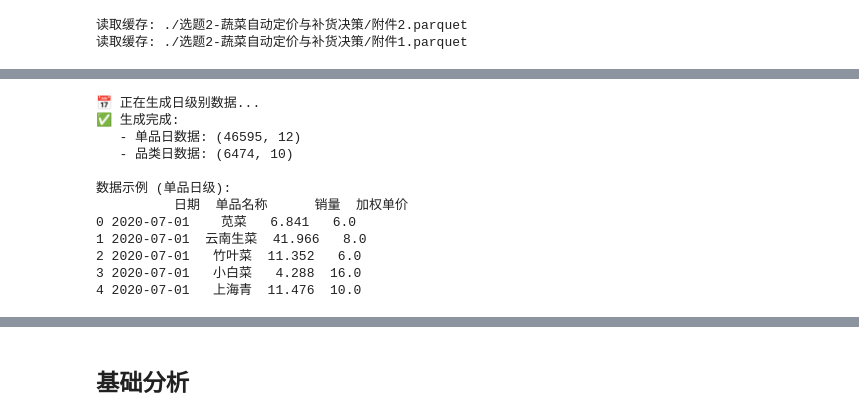
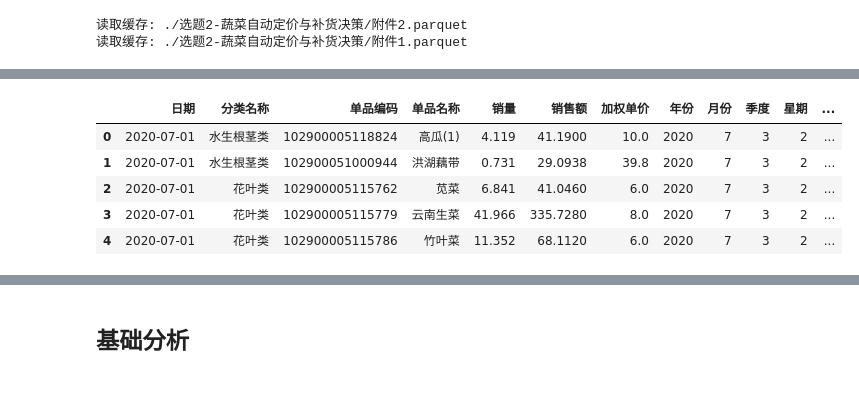
Before and after one commit to VasantLong/ml2025, a Jupyter notebook: hw/独立实践项目/code.ipynb, the cells around one changed output, grey strips where cells are left out. Saved outputs shown, nothing was run; the diff lists cells and outputs as text; code cells hidden in the pictures; blank space fills up the shorter version.

```diff
--- a/hw/独立实践项目/code.ipynb
+++ b/hw/独立实践项目/code.ipynb
@@ -234,63 +242,9 @@ Categories (2, object): ['否', '是']
-# %%
-def generate_daily_data(df_flow):
-    """
-    将流水数据聚合为日级数据（包含加权价格计算）
-    """
-    print("📅 正在生成日级别数据...")
-
-    # 1. 确保有销售额列
-    if '销售额' not in df_flow.columns:
-        df_flow['销售额'] = df_flow['销量'] * df_flow['单价']
-
-    # ================= A. 单品粒度 (SKU Level) - 用于 Q3 =================
-    # 按 [日期, 单品编码] 聚合
-    # 注意：保留分类名称和单品名称以便后续使用
-    df_daily_sku = df_flow.groupby(['日期', '单品编码', '分类名称', '单品名称']).agg({
-        '销量': 'sum',
-        '销售额': 'sum',
-    }).reset_index()
-
-    # 计算加权平均单价 (Weighted Average Price)
-    df_daily_sku['加权单价'] = df_daily_sku['销售额'] / df_daily_sku['销量']
-
-    # ================= B. 品类粒度 (Category Level) - 用于 Q1/Q2 =================
-    # 按 [日期, 分类名称] 聚合
-    df_daily_cat = df_flow.groupby(['日期', '分类名称']).agg({
-        '销量': 'sum',
-        '销售额': 'sum'
-    }).reset_index()
-
-    # 计算品类加权均价
-    df_daily_cat['加权单价'] = df_daily_cat['销售额'] / df_daily_cat['销量']
-
-    # 添加时间特征 (方便后续分析)
-    for df in [df_daily_sku, df_daily_cat]:
-        df['年份'] = df['日期'].dt.year
-        df['月份'] = df['日期'].dt.month
-        df['季度'] = df['日期'].dt.quarter
-        df['星期'] = df['日期'].dt.weekday  # 0-6
-        df['是否周末'] = df['星期'] >= 5
-
-    print(f"✅ 生成完成:\n   - 单品日数据: {df_daily_sku.shape}\n   - 品类日数据: {df_daily_cat.shape}")
-    return df_daily_sku, df_daily_cat
-
-# === 使用示例 ===
-# 假设 data_q1 是你清洗好的流水数据
-df_sku_daily, df_cat_daily = generate_daily_data(df_q1)
-
-# 打印看一眼单价的区别
-print("\n数据示例 (单品日级):")
-print(df_sku_daily[['日期', '单品名称', '销量', '加权单价']].head())
-# %% [output]
-📅 正在生成日级别数据...
-✅ 生成完成:
-   - 单品日数据: (46595, 12)
-   - 品类日数据: (6474, 10)
-
-数据示例 (单品日级):
-          日期  单品名称      销量  加权单价
-0 2020-07-01    苋菜   6.841   6.0
-1 2020-07-01  云南生菜  41.966   8.0
-2 2020-07-01   竹叶菜  11.352   6.0
-3 2020-07-01   小白菜   4.288  16.0
-4 2020-07-01   上海青  11.476  10.0
+# %%
+df_sku_daily.head()
+# %% [output]
+|  | 日期 | 分类名称 | 单品编码 | 单品名称 | 销量 | 销售额 | 加权单价 | 年份 | 月份 | 季度 | 星期 | ... |
+| 0 | 2020-07-01 | 水生根茎类 | 102900005118824 | 高瓜(1) | 4.119 | 41.1900 | 10.0 | 2020 | 7 | 3 | 2 | ... |
+| 1 | 2020-07-01 | 水生根茎类 | 102900051000944 | 洪湖藕带 | 0.731 | 29.0938 | 39.8 | 2020 | 7 | 3 | 2 | ... |
+| 2 | 2020-07-01 | 花叶类 | 102900005115762 | 苋菜 | 6.841 | 41.0460 | 6.0 | 2020 | 7 | 3 | 2 | ... |
+| 3 | 2020-07-01 | 花叶类 | 102900005115779 | 云南生菜 | 41.966 | 335.7280 | 8.0 | 2020 | 7 | 3 | 2 | ... |
+| 4 | 2020-07-01 | 花叶类 | 102900005115786 | 竹叶菜 | 11.352 | 68.1120 | 6.0 | 2020 | 7 | 3 | 2 | ... |
```
Also changed, not shown: parts of 19 cells of this notebook.
